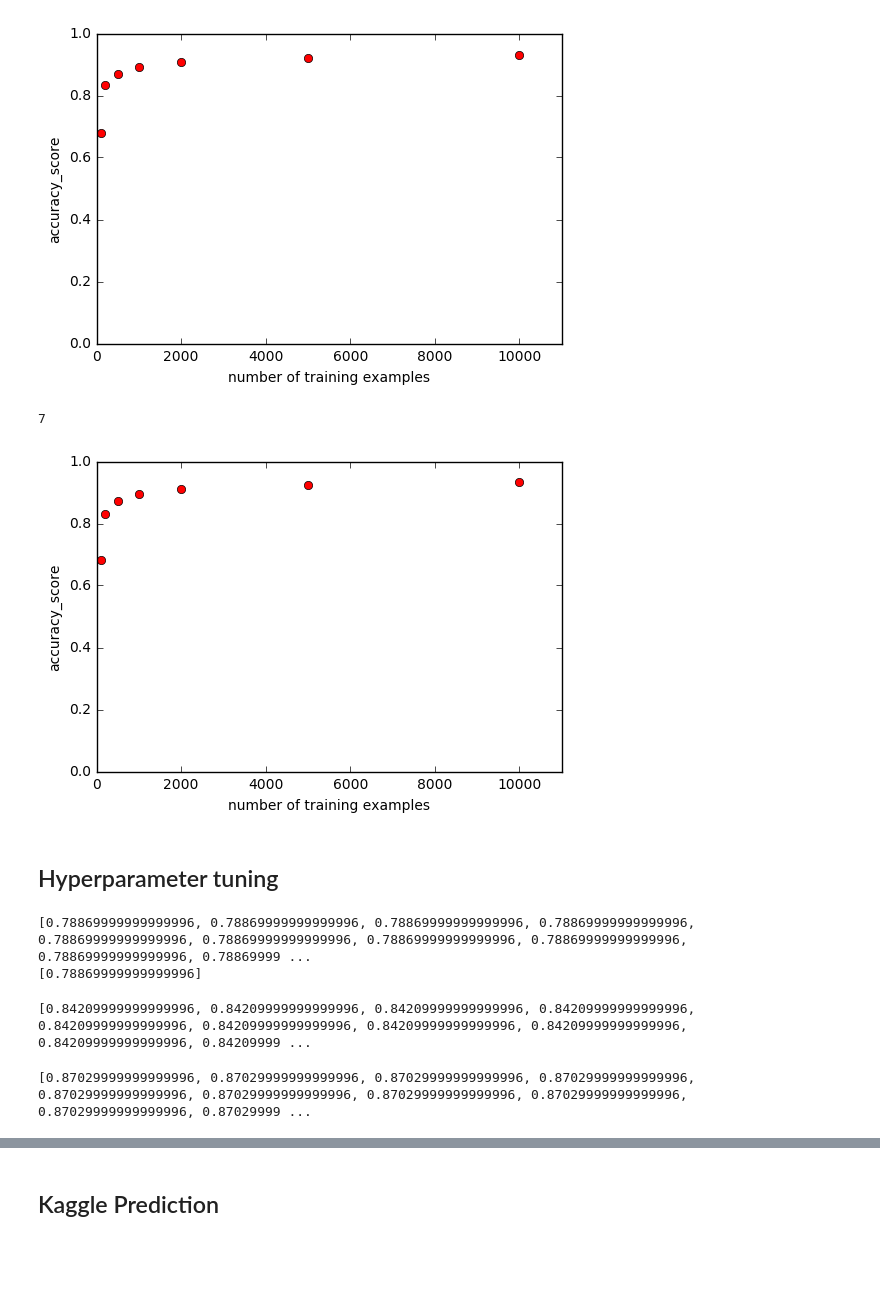
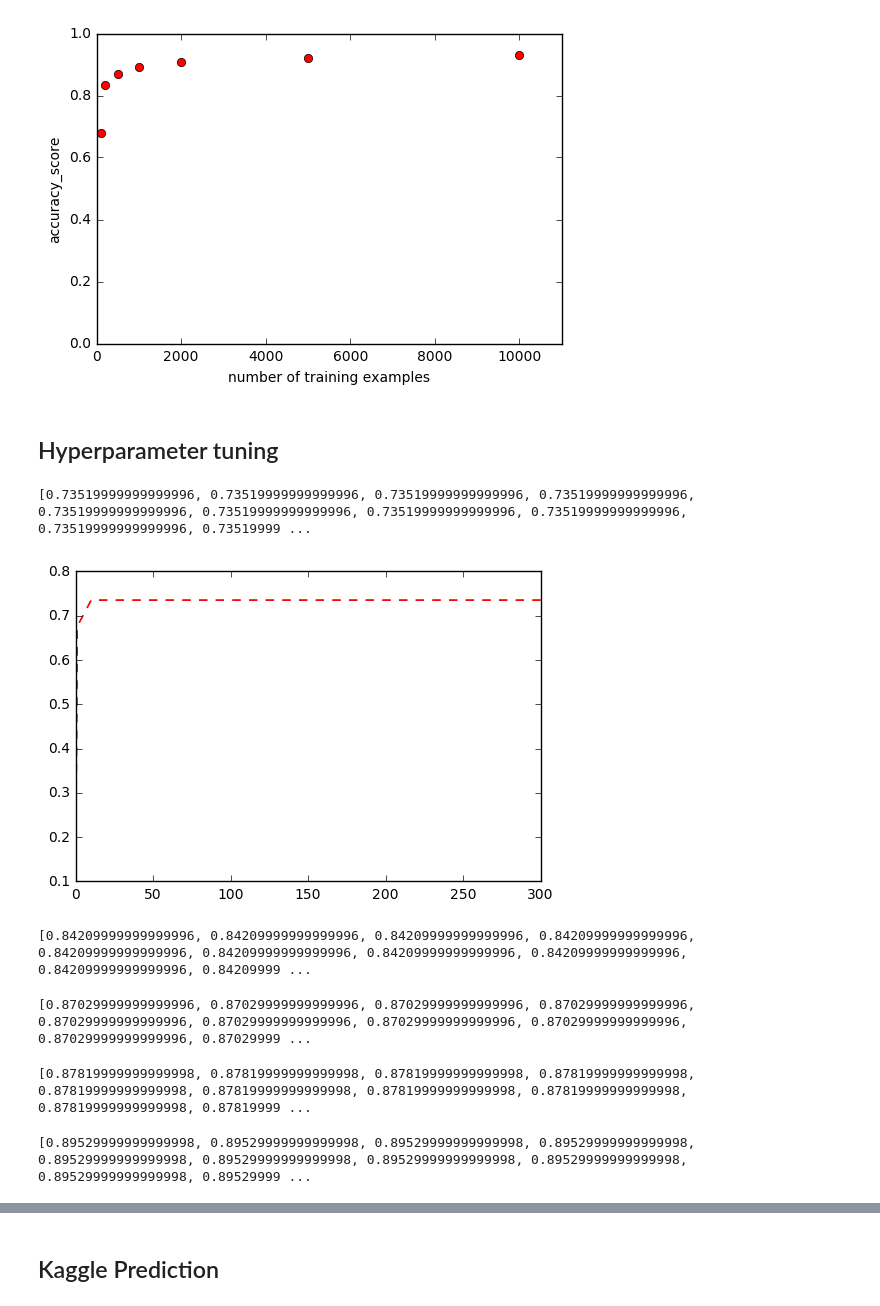
Before and after one commit to mengkeding/Machine-Learning, a Jupyter notebook: homework/hw1/hw01_data/mnist/mnist_training.ipynb, the cells around one changed output, grey strips where cells are left out. Drawn from its saved outputs; the diff is of its cells as text; code cells hidden in the pictures; blank space fills up the shorter version.

```diff
--- a/homework/hw1/hw01_data/mnist/mnist_training.ipynb
+++ b/homework/hw1/hw01_data/mnist/mnist_training.ipynb
@@ -131,22 +135,12 @@ plt.axis([0, 11000, 0, 1])
 plt.show()
 # %% [output]
 [figure]
-# %%
-plt.plot(training_size, training_accuracy_score, "ro")
-plt.ylabel("accuracy_score")
-plt.xlabel("number of training examples")
-plt.axis([0, 11000, 0, 1])
-plt.show()
-# %% [output]
-7
-[figure, removed]
 # %% [markdown]
 ## Hyperparameter tuning
 # %%
-max_accuracy_with_size = []
-
 # Guess C values
-Cs = list(range(100, 10, -5)) + [math.pow(10, 1), math.pow(10, 0), math.pow(10, -1), math.pow(10, -2),
+Cs = list(range(300, 100, -5)) + list(range(100, 10, -5)) +\
+     [math.pow(10, 1), math.pow(10, 0), math.pow(10, -1), math.pow(10, -2),
       math.pow(10, -3), math.pow(10, -4), math.pow(10, -5),math.pow(10, -6),
       math.pow(10, -7),math.pow(10, -8),math.pow(10, -10), math.pow(10, -20),
       math.pow(10, -30)]
@@ -157,28 +155,45 @@ def tunner_with_size(n, score_list):
 # %%
-accuracy_score100 = []
-
+scores = []
 # Start finding the best parameter with 100 training examples
-tunner_with_size(100, accuracy_score100)
-print(accuracy_score100)
-max_accuracy_with_size.append(max(accuracy_score100))
-print(max_accuracy_with_size)
+tunner_with_size(100, scores, Cs)
+print(scores)
 # %% [output]
-[0.78869999999999996, 0.78869999999999996, 0.78869999999999996, 0.78869999999999996, 0.78869999999999996, 0.78869999999999996, 0.78869999999999996, 0.78869999999999996, 0.78869999999999996, 0.78869999 ...
-[0.78869999999999996]
+[0.73519999999999996, 0.73519999999999996, 0.73519999999999996, 0.73519999999999996, 0.73519999999999996, 0.73519999999999996, 0.73519999999999996, 0.73519999999999996, 0.73519999999999996, 0.73519999 ...
+# %%
+plt.plot(Cs, scores, "r--", label = "validation data set accuracy_score")
+plt.show()
+# %% [output]
+[figure, added]
+# %%
+scores = []
+# Start finding the best parameter with 200 training examples
+Cs = list(range(500, 300, -5)) + Cs[:-10]
+tunner_with_size(200, scores, Cs)
+print(scores)
+# %% [output]
+[0.84209999999999996, 0.84209999999999996, 0.84209999999999996, 0.84209999999999996, 0.84209999999999996, 0.84209999999999996, 0.84209999999999996, 0.84209999999999996, 0.84209999999999996, 0.84209999 ...
+# %%
+accuracy_score500 = []
+# Start finding the best parameter with 500 training examples
+tunner_with_size(500, accuracy_score500, Cs)
+print(accuracy_score500)
+max_accuracy_with_size.append(max(accuracy_score500))
+# %% [output]
+[0.87029999999999996, 0.87029999999999996, 0.87029999999999996, 0.87029999999999996, 0.87029999999999996, 0.87029999999999996, 0.87029999999999996, 0.87029999999999996, 0.87029999999999996, 0.87029999 ...
 # %%
-accuracy_score200 = []
+accuracy_score1000 = []
 # Start finding the best parameter with 200 training examples
-tunner_with_size(200, accuracy_score200)
-print(accuracy_score200)
-max_accuracy_with_size.append(max(accuracy_score200))
+tunner_with_size(1000, accuracy_score1000, Cs)
+print(accuracy_score1000)
+max_accuracy_with_size.append(max(accuracy_score1000))
 # %% [output]
-[0.84209999999999996, 0.84209999999999996, 0.84209999999999996, 0.84209999999999996, 0.84209999999999996, 0.84209999999999996, 0.84209999999999996, 0.84209999999999996, 0.84209999999999996, 0.84209999 ...
+[0.87819999999999998, 0.87819999999999998, 0.87819999999999998, 0.87819999999999998, 0.87819999999999998, 0.87819999999999998, 0.87819999999999998, 0.87819999999999998, 0.87819999999999998, 0.87819999 ...
 # %%
-accuracy_score500 = []
-# Start finding the best parameter with 500 training examples
-tunner_with_size(500, accuracy_score500)
-print(accuracy_score500)
-max_accuracy_with_size.append(max(accuracy_score500))
+accuracy_score2000 = []
+# Start finding the best parameter with 2000 training examples
+tunner_with_size(2000, accuracy_score2000, Cs)
+print(accuracy_score2000)
+max_accuracy_with_size.append(max(accuracy_score2000))
 # %% [output]
-[0.87029999999999996, 0.87029999999999996, 0.87029999999999996, 0.87029999999999996, 0.87029999999999996, 0.87029999999999996, 0.87029999999999996, 0.87029999999999996, 0.87029999999999996, 0.87029999 ...
+[0.89529999999999998, 0.89529999999999998, 0.89529999999999998, 0.89529999999999998, 0.89529999999999998, 0.89529999999999998, 0.89529999999999998, 0.89529999999999998, 0.89529999999999998, 0.89529999 ...
 # %%
```
Also changed, not shown: parts of 15 cells of this notebook, 1 other file.
